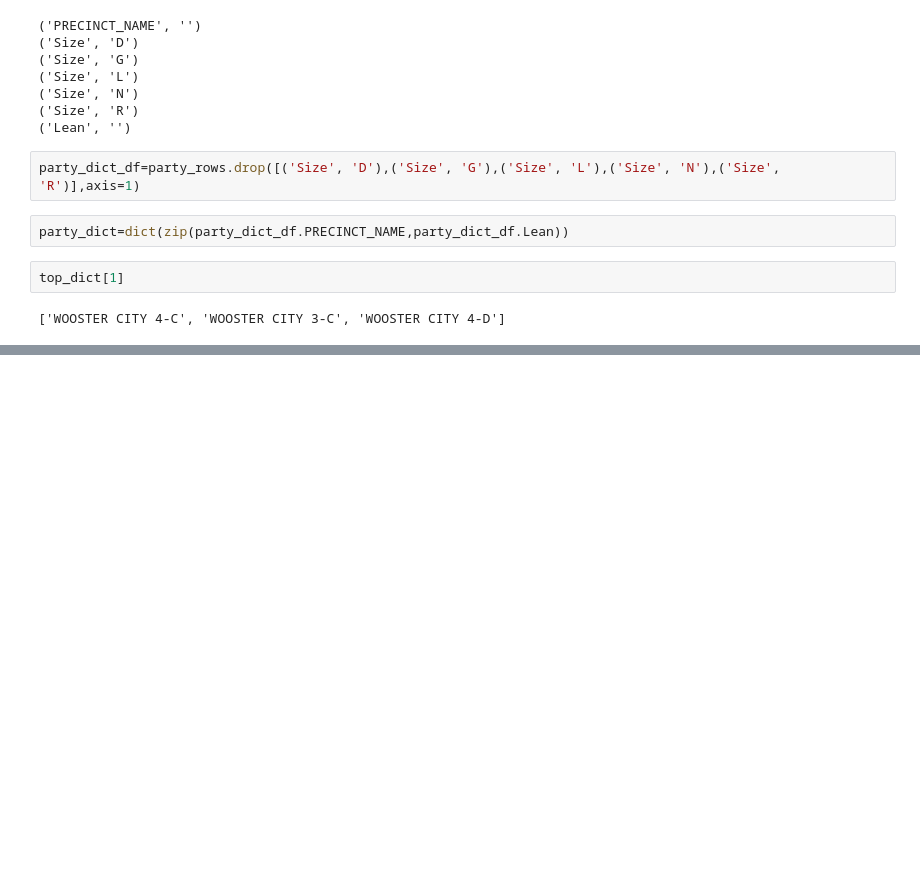
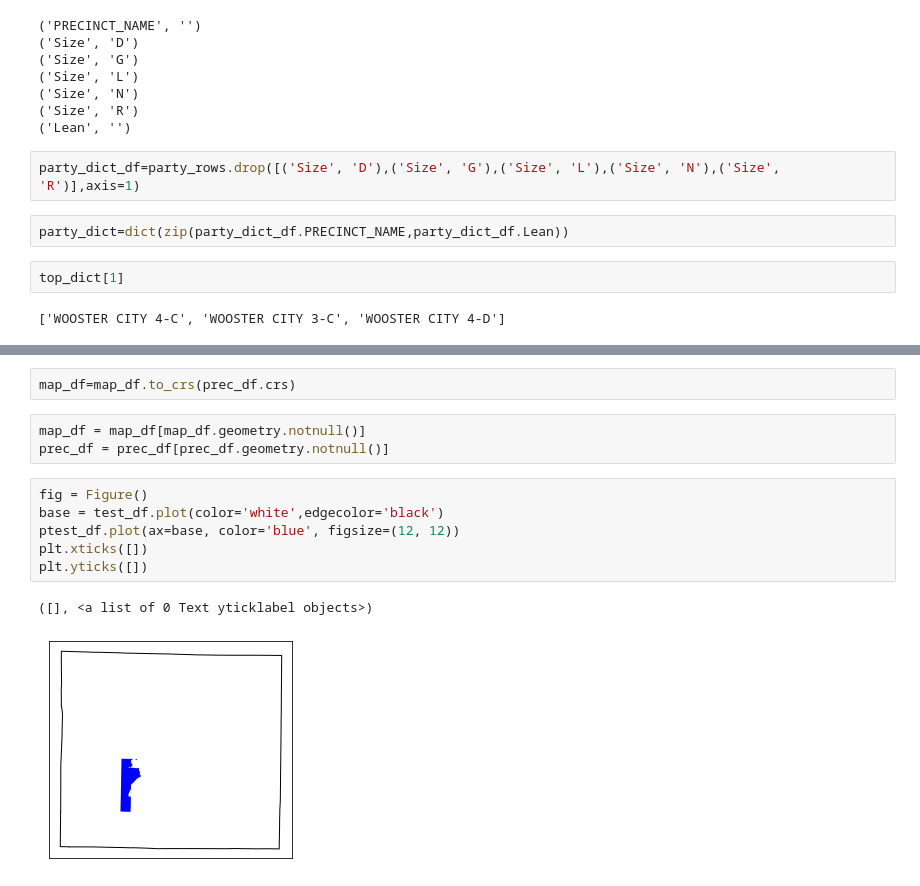
Before and after one commit to looperkr/canvassohio, a Jupyter notebook: notebooks/run_model.ipynb, the cells around one changed output, grey strips where cells are left out. Saved outputs shown, nothing was run; the diff lists cells and outputs as text; blank space fills up the shorter version.

```diff
--- a/notebooks/run_model.ipynb
+++ b/notebooks/run_model.ipynb
@@ -240,0 +258,14 @@ party_dict['GARFIELD HEIGHTS-05-B']
+# %%
+map_df=map_df.to_crs(prec_df.crs)
+# %%
+map_df = map_df[map_df.geometry.notnull()]
+prec_df = prec_df[prec_df.geometry.notnull()]
+# %%
+fig = Figure()
+base = test_df.plot(color='white',edgecolor='black')
+ptest_df.plot(ax=base, color='blue', figsize=(12, 12))
+plt.xticks([])
+plt.yticks([])
+# %% [output]
+([], <a list of 0 Text yticklabel objects>)
+[figure, added]
```
Also changed, not shown: parts of 14 cells of this notebook, 5 other files.
